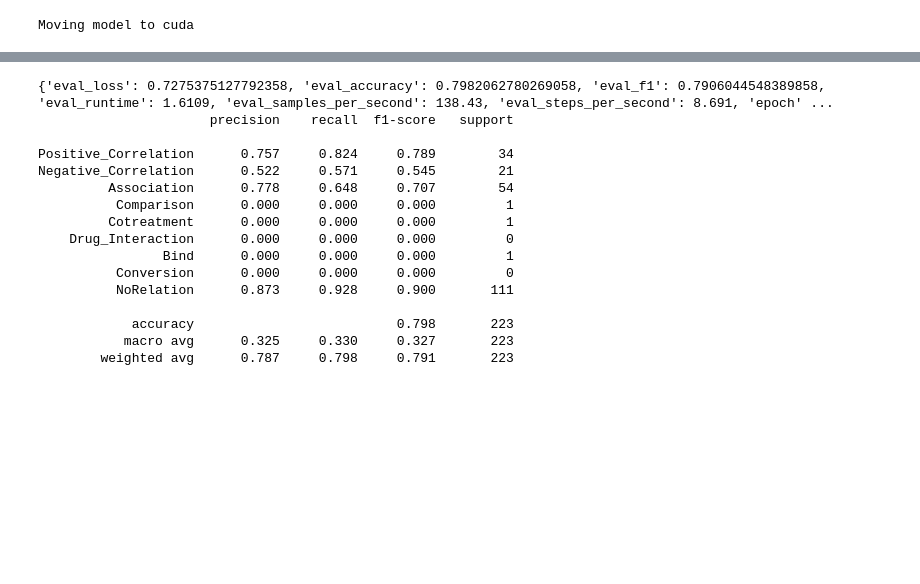
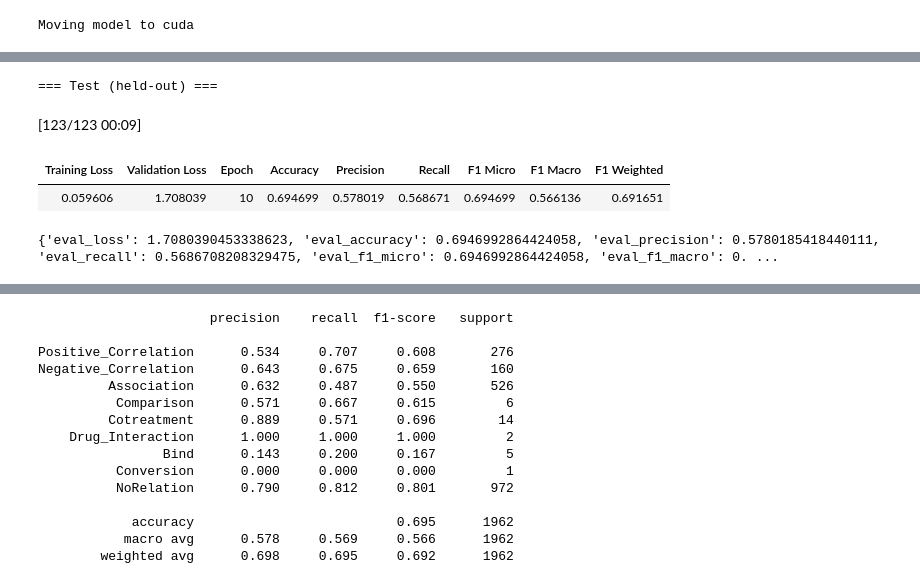
Before and after one commit to FMLabonte/LLMs_for_NEL, a Jupyter notebook: finetuning/finetuning_pubmedbert.ipynb, the cells around one changed output, grey strips where cells are left out. Cells and saved outputs as stored; diff of their text form; code cells hidden in the pictures; blank space fills up the shorter version.

```diff
--- a/finetuning/finetuning_pubmedbert.ipynb
+++ b/finetuning/finetuning_pubmedbert.ipynb
@@ -334,36 +455,62 @@ history = trainer.train()
 # %%
-eval_results = trainer.evaluate(tokenized_valid)
-print(eval_results)
+# Dev split: model selection / early stopping during training.
+# print("=== Dev (validation) ===")
+# eval_results = trainer.evaluate(tokenized_valid)
+# print(eval_results)
 
-predictions = trainer.predict(tokenized_valid)
-pred_labels = np.argmax(predictions.predictions, axis=1)
-true_labels = predictions.label_ids
+# predictions = trainer.predict(tokenized_valid)
+# pred_labels = np.argmax(predictions.predictions, axis=1)
+# true_labels = predictions.label_ids
+
+# print(
+#     classification_report(
+#         true_labels,
+#         pred_labels,
+#         labels=list(range(len(RELATION_LABELS))),
+#         target_names=RELATION_LABELS,
+#         digits=3,
+#         zero_division=0,
+#     )
+# )
+
+# Test split: held-out final evaluation (run once after training).
+print("\n=== Test (held-out) ===")
+test_eval_results = trainer.evaluate(tokenized_test)
+print(test_eval_results)
+
+test_predictions = trainer.predict(tokenized_test)
+test_pred_labels = np.argmax(test_predictions.predictions, axis=1)
+test_true_labels = test_predictions.label_ids
 
 print(
     classification_report(
-        true_labels,
-        pred_labels,
+        test_true_labels,
+        test_pred_labels,
         labels=list(range(len(RELATION_LABELS))),
         target_names=RELATION_LABELS,
         digits=3,
         zero_division=0,
     )
 )
 # %% [output]
+=== Test (held-out) ===
+[123/123 00:09]
+| Training Loss | Validation Loss | Epoch | Accuracy | Precision | Recall | F1 Micro | F1 Macro | F1 Weighted |
+| 0.059606 | 1.708039 | 10 | 0.694699 | 0.578019 | 0.568671 | 0.694699 | 0.566136 | 0.691651 |
+{'eval_loss': 1.7080390453338623, 'eval_accuracy': 0.6946992864424058, 'eval_precision': 0.5780185418440111, 'eval_recall': 0.5686708208329475, 'eval_f1_micro': 0.6946992864424058, 'eval_f1_macro': 0. ...
 [interactive output not drawn]
-{'eval_loss': 0.7275375127792358, 'eval_accuracy': 0.7982062780269058, 'eval_f1': 0.7906044548389858, 'eval_runtime': 1.6109, 'eval_samples_per_second': 138.43, 'eval_steps_per_second': 8.691, 'epoch' ...
-                      precision    recall  f1-score   support
-
-Positive_Correlation      0.757     0.824     0.789        34
-Negative_Correlation      0.522     0.571     0.545        21
-         Association      0.778     0.648     0.707        54
-          Comparison      0.000     0.000     0.000         1
-         Cotreatment      0.000     0.000     0.000         1
-    Drug_Interaction      0.000     0.000     0.000         0
-                Bind      0.000     0.000     0.000         1
-          Conversion      0.000     0.000     0.000         0
-          NoRelation      0.873     0.928     0.900       111
-
-            accuracy                          0.798       223
-           macro avg      0.325     0.330     0.327       223
-        weighted avg      0.787     0.798     0.791       223
+                      precision    recall  f1-score   support
+
+Positive_Correlation      0.534     0.707     0.608       276
+Negative_Correlation      0.643     0.675     0.659       160
+         Association      0.632     0.487     0.550       526
+          Comparison      0.571     0.667     0.615         6
+         Cotreatment      0.889     0.571     0.696        14
+    Drug_Interaction      1.000     1.000     1.000         2
+                Bind      0.143     0.200     0.167         5
+          Conversion      0.000     0.000     0.000         1
+          NoRelation      0.790     0.812     0.801       972
+
+            accuracy                          0.695      1962
+           macro avg      0.578     0.569     0.566      1962
+        weighted avg      0.698     0.695     0.692      1962
```
Also changed, not shown: parts of 26 cells of this notebook.
